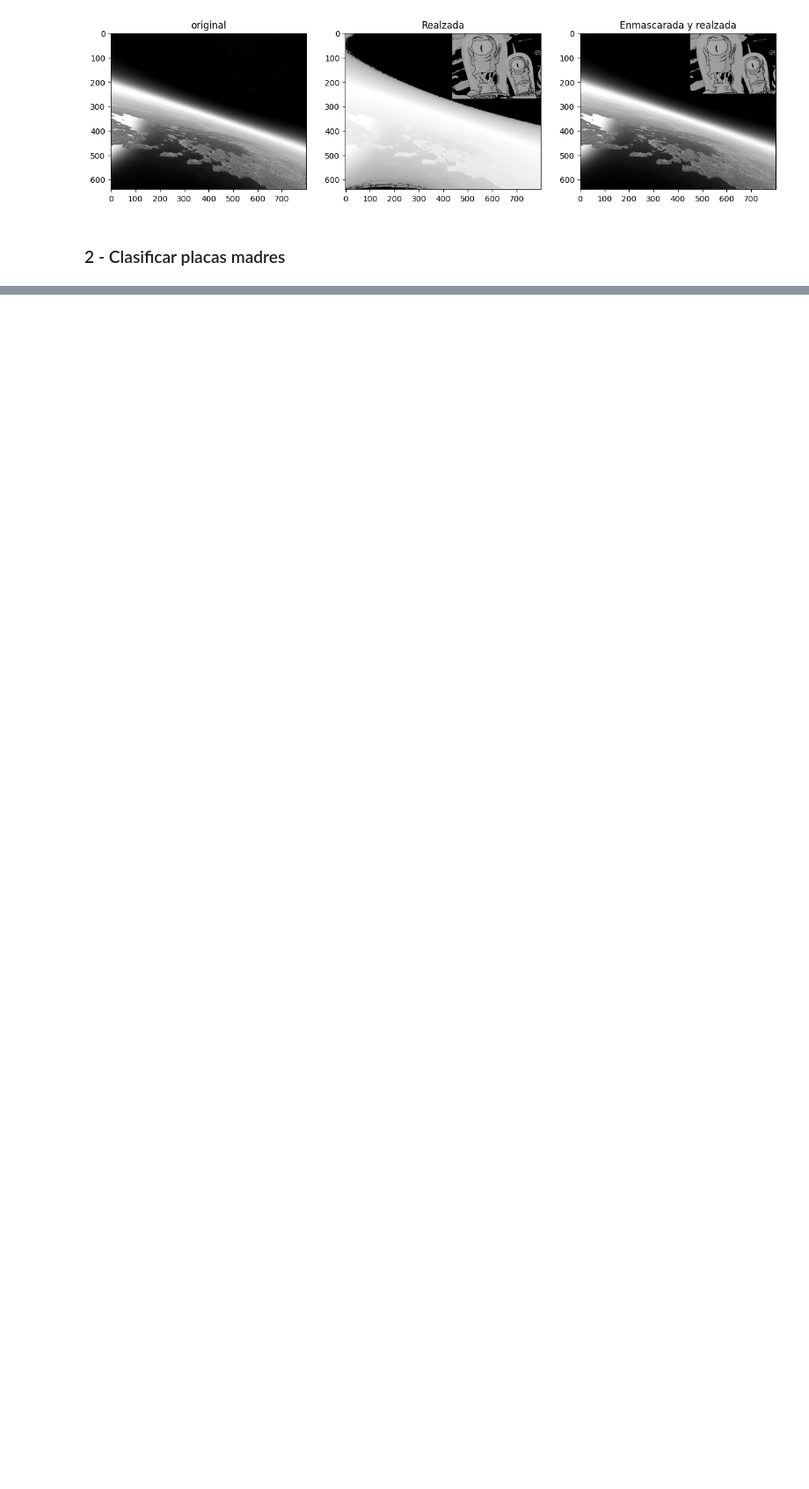
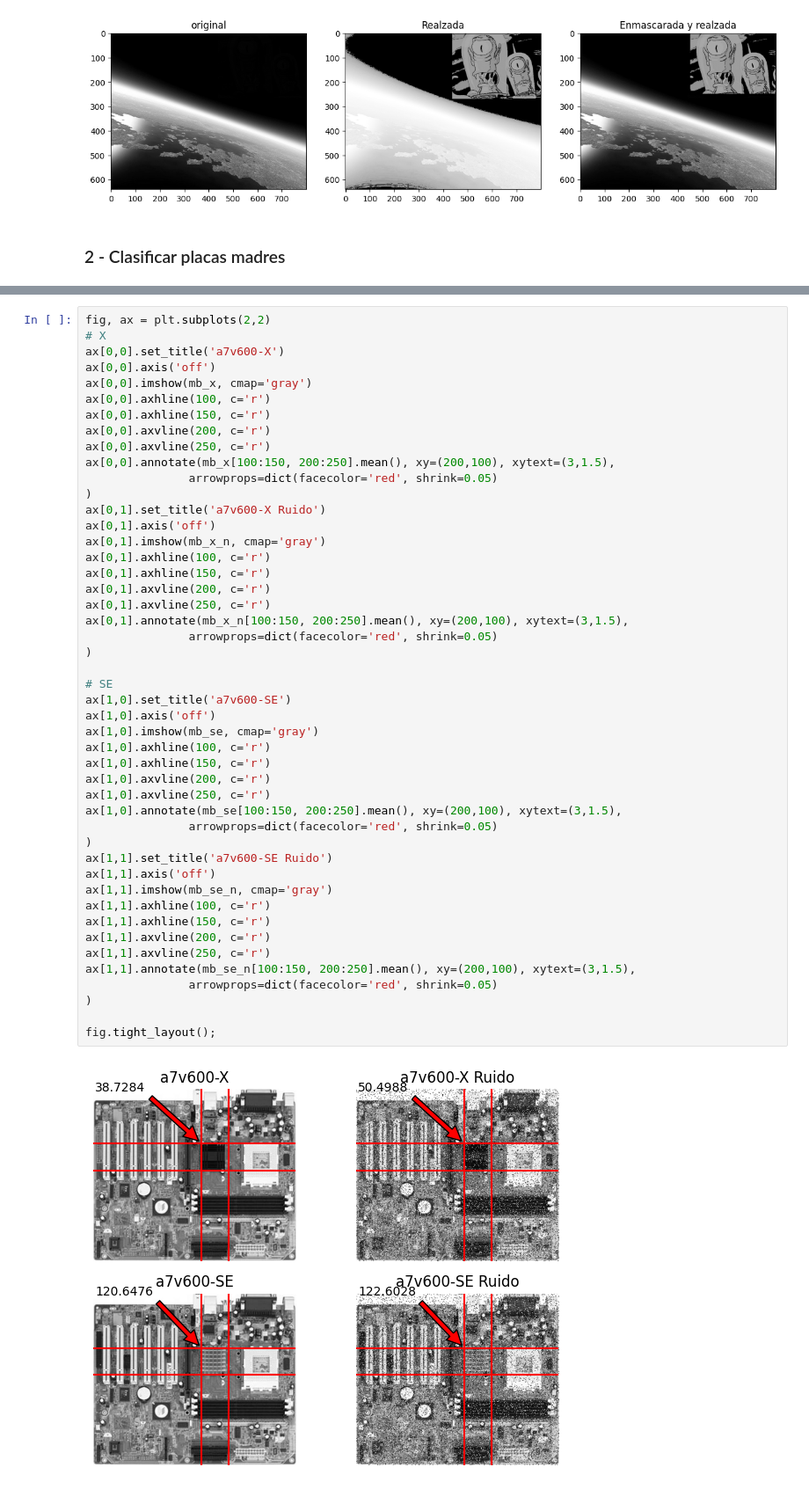
Before and after one commit to Lucasa98/pdi-2026, a Jupyter notebook: practica/2/ej4.ipynb, the cells around one changed output, grey strips where cells are left out. Shown at 88% size. Drawn from its saved outputs; the diff is of its cells as text; blank space fills up the shorter version.

```diff
--- a/practica/2/ej4.ipynb
+++ b/practica/2/ej4.ipynb
@@ -55,0 +74,49 @@ img = cv2.imread()
+# %%
+fig, ax = plt.subplots(2,2)
+# X
+ax[0,0].set_title('a7v600-X')
+ax[0,0].axis('off')
+ax[0,0].imshow(mb_x, cmap='gray')
+ax[0,0].axhline(100, c='r')
+ax[0,0].axhline(150, c='r')
+ax[0,0].axvline(200, c='r')
+ax[0,0].axvline(250, c='r')
+ax[0,0].annotate(mb_x[100:150, 200:250].mean(), xy=(200,100), xytext=(3,1.5),
+               arrowprops=dict(facecolor='red', shrink=0.05)
+)
+ax[0,1].set_title('a7v600-X Ruido')
+ax[0,1].axis('off')
+ax[0,1].imshow(mb_x_n, cmap='gray')
+ax[0,1].axhline(100, c='r')
+ax[0,1].axhline(150, c='r')
+ax[0,1].axvline(200, c='r')
+ax[0,1].axvline(250, c='r')
+ax[0,1].annotate(mb_x_n[100:150, 200:250].mean(), xy=(200,100), xytext=(3,1.5),
+               arrowprops=dict(facecolor='red', shrink=0.05)
+)
+
+# SE
+ax[1,0].set_title('a7v600-SE')
+ax[1,0].axis('off')
+ax[1,0].imshow(mb_se, cmap='gray')
+ax[1,0].axhline(100, c='r')
+ax[1,0].axhline(150, c='r')
+ax[1,0].axvline(200, c='r')
+ax[1,0].axvline(250, c='r')
+ax[1,0].annotate(mb_se[100:150, 200:250].mean(), xy=(200,100), xytext=(3,1.5),
+               arrowprops=dict(facecolor='red', shrink=0.05)
+)
+ax[1,1].set_title('a7v600-SE Ruido')
+ax[1,1].axis('off')
+ax[1,1].imshow(mb_se_n, cmap='gray')
+ax[1,1].axhline(100, c='r')
+ax[1,1].axhline(150, c='r')
+ax[1,1].axvline(200, c='r')
+ax[1,1].axvline(250, c='r')
+ax[1,1].annotate(mb_se_n[100:150, 200:250].mean(), xy=(200,100), xytext=(3,1.5),
+               arrowprops=dict(facecolor='red', shrink=0.05)
+)
+
+fig.tight_layout();
+# %% [output]
+[figure, added]
```
Also changed, not shown: parts of 4 cells of this notebook.
